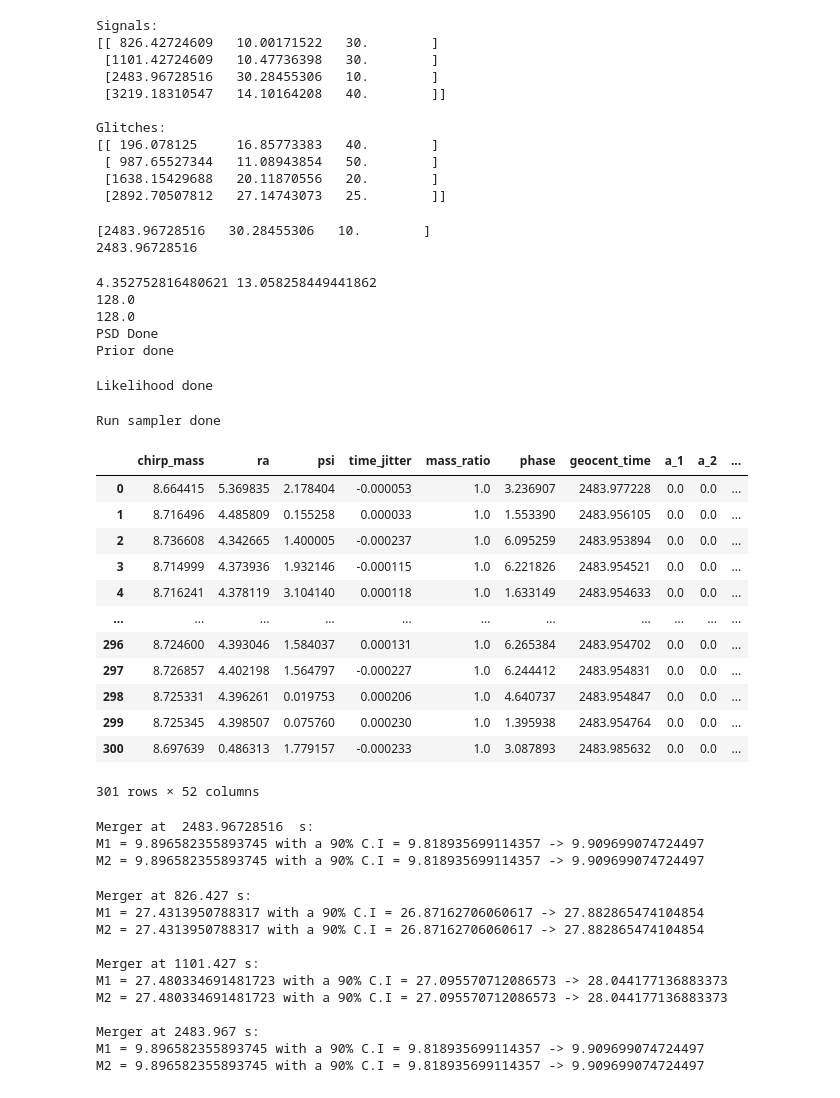
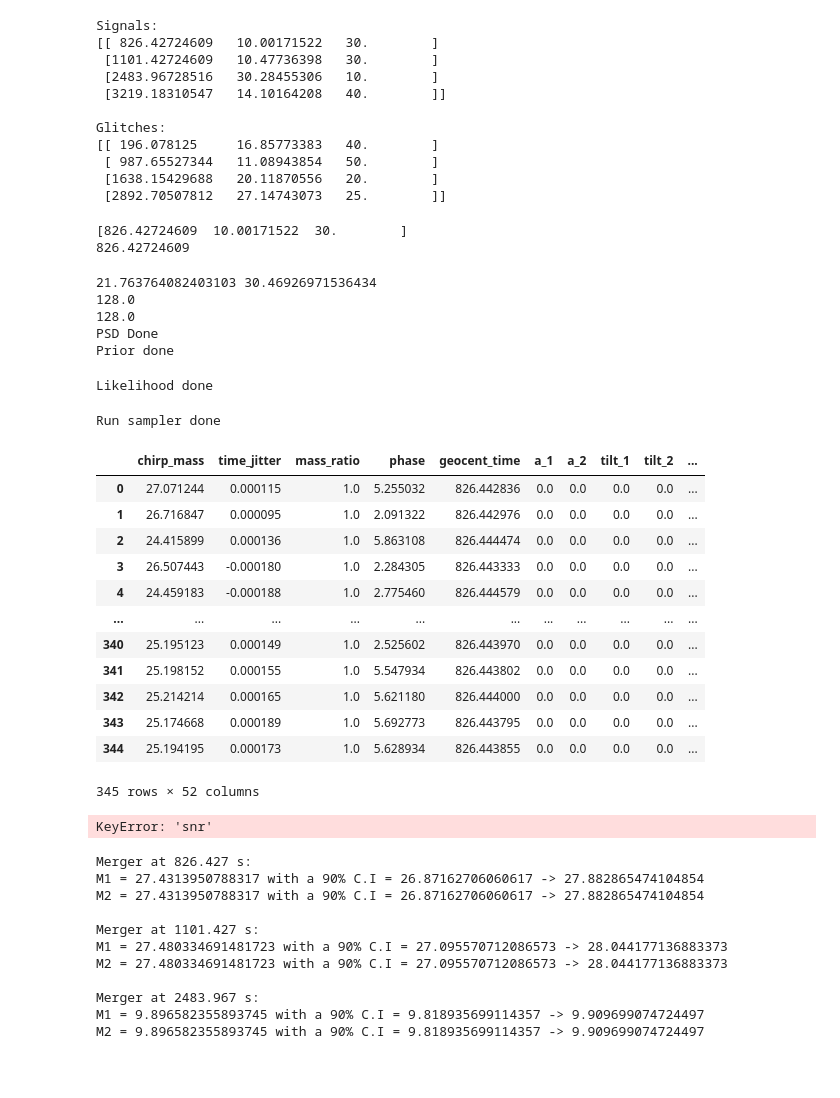
Before and after one commit to norrismeg/odw, a Jupyter notebook: Data_Challenge_4.ipynb, the cells around one changed output. Drawn from its saved outputs; the diff is of its cells as text; code cells hidden in the pictures.

```diff
--- a/Data_Challenge_4.ipynb
+++ b/Data_Challenge_4.ipynb
@@ -447,7 +447,7 @@ from gwpy.timeseries import TimeSeries
 # Make bilby more terse
 bilby.core.utils.log.setup_logger(log_level='WARNING')
 
-signal = signals[2]
+signal = signals[0]
 print(signal)
 
 merger_time = signal[0]
@@ -464,8 +464,8 @@ L1 = bilby.gw.detector.get_empty_interferometer("L1")
 H1.set_strain_data_from_frame_file('challenge3.gwf', sampling_rate, duration, start_time=start_time, channel=f'H1:CHALLENGE3')
 L1.set_strain_data_from_frame_file('challenge3.gwf', sampling_rate, duration, start_time=start_time, channel=f'L1:CHALLENGE3')
 # %% [output]
-[2483.96728516   30.28455306   10.        ]
-2483.96728516
+[826.42724609  10.00171522  30.        ]
+826.42724609
 # %%
 from bilby.core.prior import Uniform, PowerLaw, Cosine, Sine
 from bilby.gw.conversion import convert_to_lal_binary_black_hole_parameters, generate_all_bbh_parameters
@@ -512,9 +512,9 @@ prior['tilt_2'] =  0.0
 prior['phi_12'] =  0.0
 prior['phi_jl'] =  0.0
 prior['dec'] = 0.0 #Cosine(name='dec') -pi/2 to pi/2
-prior['ra'] = Uniform(name="ra", minimum=0, maximum=2*np.pi, boundary='periodic') #Uniform(name="ra", minimum=0, maximum=2*np.pi, boundary='periodic')
+prior['ra'] = 0.0 #Uniform(name="ra", minimum=0, maximum=2*np.pi, boundary='periodic')
 prior['theta_jn'] = (np.pi/2) #Sine(name='theta_jn) 0 to pi
-prior['psi'] = Uniform(name="psi", minimum=0, maximum=np.pi, boundary='periodic') #Uniform(name="psi", minimum=0, maximum=np.pi, boundary='periodic')
+prior['psi'] = 0.0 #Uniform(name="psi", minimum=0, maximum=np.pi, boundary='periodic')
 prior['luminosity_distance'] = PowerLaw(alpha=2, name='luminosity_distance', minimum=50, maximum=2000, unit='Mpc', latex_label='$d_L$')
 
 print('Prior done')
@@ -529,47 +529,47 @@ waveform_arguments = dict(
 # Next, create a waveform_generator object. This wraps up some of the jobs of converting between parameters etc
 waveform_generator = bilby.gw.WaveformGenerator(
     frequency_domain_source_model=bilby.gw.source.lal_binary_black_hole,
     waveform_arguments=waveform_arguments,
     parameter_conversion=convert_to_lal_binary_black_hole_parameters)
 
 # Finally, create our likelihood, passing in what is needed to get going
 likelihood = bilby.gw.likelihood.GravitationalWaveTransient(
     interferometers, waveform_generator, priors=prior,
     time_marginalization=True, phase_marginalization=True, distance_marginalization=True)
 
 print('Likelihood done')
 
 result_short = bilby.run_sampler(
     likelihood, prior, sampler='dynesty', outdir='short', label="signal_1",
     conversion_function=bilby.gw.conversion.generate_all_bbh_parameters,
     nlive=250, dlogz=1.,  # <- Arguments are used to make things fast - not recommended for general use
     clean=True,
 )
 
 print('Run sampler done')
 
 result_short.posterior
 # %% [output]
-4.352752816480621 13.058258449441862
+21.763764082403103 30.46926971536434
 128.0
 128.0
 PSD Done
 Prior done
 Likelihood done
 Run sampler done
-|  | chirp_mass | ra | psi | time_jitter | mass_ratio | phase | geocent_time | a_1 | a_2 | ... |
-| 0 | 8.664415 | 5.369835 | 2.178404 | -0.000053 | 1.0 | 3.236907 | 2483.977228 | 0.0 | 0.0 | ... |
-| 1 | 8.716496 | 4.485809 | 0.155258 | 0.000033 | 1.0 | 1.553390 | 2483.956105 | 0.0 | 0.0 | ... |
-| 2 | 8.736608 | 4.342665 | 1.400005 | -0.000237 | 1.0 | 6.095259 | 2483.953894 | 0.0 | 0.0 | ... |
-| 3 | 8.714999 | 4.373936 | 1.932146 | -0.000115 | 1.0 | 6.221826 | 2483.954521 | 0.0 | 0.0 | ... |
-| 4 | 8.716241 | 4.378119 | 3.104140 | 0.000118 | 1.0 | 1.633149 | 2483.954633 | 0.0 | 0.0 | ... |
+|  | chirp_mass | time_jitter | mass_ratio | phase | geocent_time | a_1 | a_2 | tilt_1 | tilt_2 | ... |
+| 0 | 27.071244 | 0.000115 | 1.0 | 5.255032 | 826.442836 | 0.0 | 0.0 | 0.0 | 0.0 | ... |
+| 1 | 26.716847 | 0.000095 | 1.0 | 2.091322 | 826.442976 | 0.0 | 0.0 | 0.0 | 0.0 | ... |
+| 2 | 24.415899 | 0.000136 | 1.0 | 5.863108 | 826.444474 | 0.0 | 0.0 | 0.0 | 0.0 | ... |
+| 3 | 26.507443 | -0.000180 | 1.0 | 2.284305 | 826.443333 | 0.0 | 0.0 | 0.0 | 0.0 | ... |
+| 4 | 24.459183 | -0.000188 | 1.0 | 2.775460 | 826.444579 | 0.0 | 0.0 | 0.0 | 0.0 | ... |
 | ... | ... | ... | ... | ... | ... | ... | ... | ... | ... | ... |
-| 296 | 8.724600 | 4.393046 | 1.584037 | 0.000131 | 1.0 | 6.265384 | 2483.954702 | 0.0 | 0.0 | ... |
-| 297 | 8.726857 | 4.402198 | 1.564797 | -0.000227 | 1.0 | 6.244412 | 2483.954831 | 0.0 | 0.0 | ... |
-| 298 | 8.725331 | 4.396261 | 0.019753 | 0.000206 | 1.0 | 4.640737 | 2483.954847 | 0.0 | 0.0 | ... |
-| 299 | 8.725345 | 4.398507 | 0.075760 | 0.000230 | 1.0 | 1.395938 | 2483.954764 | 0.0 | 0.0 | ... |
-| 300 | 8.697639 | 0.486313 | 1.779157 | -0.000233 | 1.0 | 3.087893 | 2483.985632 | 0.0 | 0.0 | ... |
+| 340 | 25.195123 | 0.000149 | 1.0 | 2.525602 | 826.443970 | 0.0 | 0.0 | 0.0 | 0.0 | ... |
+| 341 | 25.198152 | 0.000155 | 1.0 | 5.547934 | 826.443802 | 0.0 | 0.0 | 0.0 | 0.0 | ... |
+| 342 | 25.214214 | 0.000165 | 1.0 | 5.621180 | 826.444000 | 0.0 | 0.0 | 0.0 | 0.0 | ... |
+| 343 | 25.174668 | 0.000189 | 1.0 | 5.692773 | 826.443795 | 0.0 | 0.0 | 0.0 | 0.0 | ... |
+| 344 | 25.194195 | 0.000173 | 1.0 | 5.628934 | 826.443855 | 0.0 | 0.0 | 0.0 | 0.0 | ... |
-301 rows × 52 columns
+345 rows × 52 columns
 # %%
 M1 = result_short.posterior["mass_1_source"].values
 M2 = result_short.posterior['mass_2_source'].values
@@ -585,9 +585,7 @@ upper_bound = np.quantile(M2, 0.95)
 median = np.quantile(M2, 0.5)
 print("M2 = {} with a 90% C.I = {} -> {}".format(median, lower_bound, upper_bound))
 # %% [output]
-Merger at  2483.96728516  s:
-M1 = 9.896582355893745 with a 90% C.I = 9.818935699114357 -> 9.909699074724497
-M2 = 9.896582355893745 with a 90% C.I = 9.818935699114357 -> 9.909699074724497
+KeyError: 'snr'
 # %%
 #With dec set to "median" value 0.0, theta_jn set to "median" value pi/2, ra set to vary uniformly 0-2pi, and psi set to vary uniformly 0-pi
 
```
Also changed, not shown: parts of 1 cell of this notebook.
